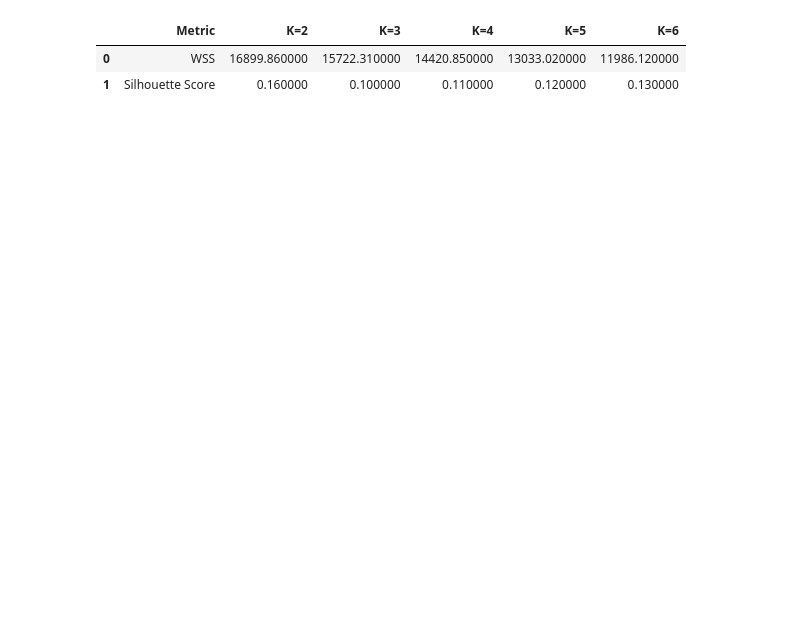
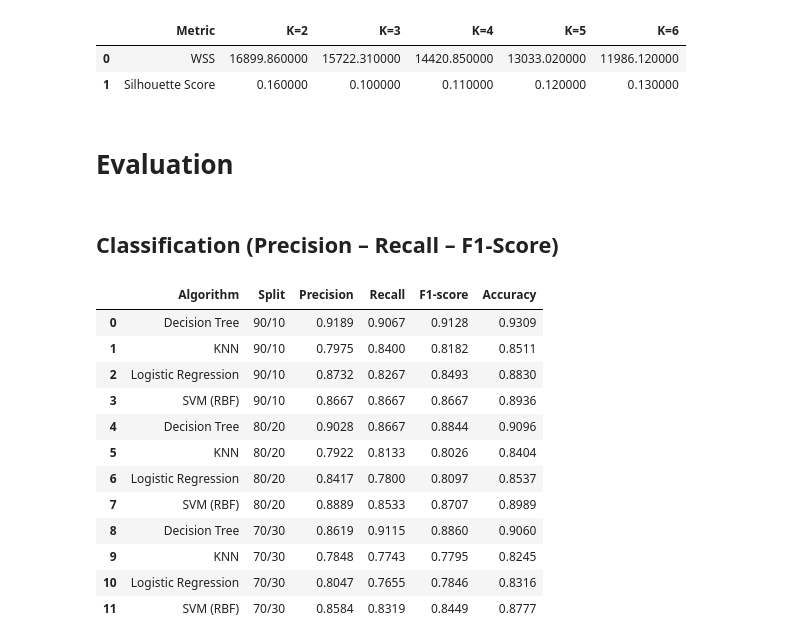
Before and after one commit to alanoudalsanad/Mining-project, a Jupyter notebook: Phase3Noura.ipynb, the cells around one changed output. Saved outputs shown, nothing was run; the diff lists cells and outputs as text; code cells hidden in the pictures; blank space fills up the shorter version.

```diff
--- a/Phase3Noura.ipynb
+++ b/Phase3Noura.ipynb
@@ -1299,3 +1302,76 @@ clustering_results_df.style.set_properties(**{'text-align': 'center'})
 |  | Metric | K=2 | K=3 | K=4 | K=5 | K=6 |
 | 0 | WSS | 16899.860000 | 15722.310000 | 14420.850000 | 13033.020000 | 11986.120000 |
 | 1 | Silhouette Score | 0.160000 | 0.100000 | 0.110000 | 0.120000 | 0.130000 |
+# %% [markdown]
+# Evaluation
+# %% [markdown]
+## Classification (Precision – Recall – F1-Score)
+# %%
+models = {
+    "Decision Tree": DecisionTreeClassifier(criterion='gini', random_state=42),
+    "KNN": KNeighborsClassifier(n_neighbors=5)
+    "Logistic Regression": LogisticRegression(max_iter=1000, random_state=42),
+    "SVM (RBF)": SVC(kernel='rbf', random_state=42)
+}
+
+
+splits = {
+    "90/10": 0.10,
+    "80/20": 0.20,
+    "70/30": 0.30
+}
+
+results = []
+
+
+for split_name, test_size in splits.items():
+
+    X_train, X_test, y_train, y_test = train_test_split(
+        X, y,
+        test_size=test_size,
+        random_state=42,
+        stratify=y
+    )
+
+    for model_name, model in models.items():
+
+        model.fit(X_train, y_train)
+
+
+        y_pred = model.predict(X_test)
+
+
+        precision = precision_score(y_test, y_pred, pos_label=1)
+        recall = recall_score(y_test, y_pred, pos_label=1)
+        f1 = f1_score(y_test, y_pred, pos_label=1)
+        accuracy = accuracy_score(y_test, y_pred)
+
+
+        results.append({
+            "Algorithm": model_name,
+            "Split": split_name,
+            "Precision": round(precision, 4),
+            "Recall": round(recall, 4),
+            "F1-score": round(f1, 4),
+            "Accuracy": round(accuracy, 4)
+        })
+
+
+# Create comparison table
+
+metrics_df = pd.DataFrame(results)
+metrics_df
+# %% [output]
+|  | Algorithm | Split | Precision | Recall | F1-score | Accuracy |
+| 0 | Decision Tree | 90/10 | 0.9189 | 0.9067 | 0.9128 | 0.9309 |
+| 1 | KNN | 90/10 | 0.7975 | 0.8400 | 0.8182 | 0.8511 |
+| 2 | Logistic Regression | 90/10 | 0.8732 | 0.8267 | 0.8493 | 0.8830 |
+| 3 | SVM (RBF) | 90/10 | 0.8667 | 0.8667 | 0.8667 | 0.8936 |
+| 4 | Decision Tree | 80/20 | 0.9028 | 0.8667 | 0.8844 | 0.9096 |
+| 5 | KNN | 80/20 | 0.7922 | 0.8133 | 0.8026 | 0.8404 |
+| 6 | Logistic Regression | 80/20 | 0.8417 | 0.7800 | 0.8097 | 0.8537 |
+| 7 | SVM (RBF) | 80/20 | 0.8889 | 0.8533 | 0.8707 | 0.8989 |
+| 8 | Decision Tree | 70/30 | 0.8619 | 0.9115 | 0.8860 | 0.9060 |
+| 9 | KNN | 70/30 | 0.7848 | 0.7743 | 0.7795 | 0.8245 |
+| 10 | Logistic Regression | 70/30 | 0.8047 | 0.7655 | 0.7846 | 0.8316 |
+| 11 | SVM (RBF) | 70/30 | 0.8584 | 0.8319 | 0.8449 | 0.8777 |
```
Also changed, not shown: parts of 25 cells of this notebook.
